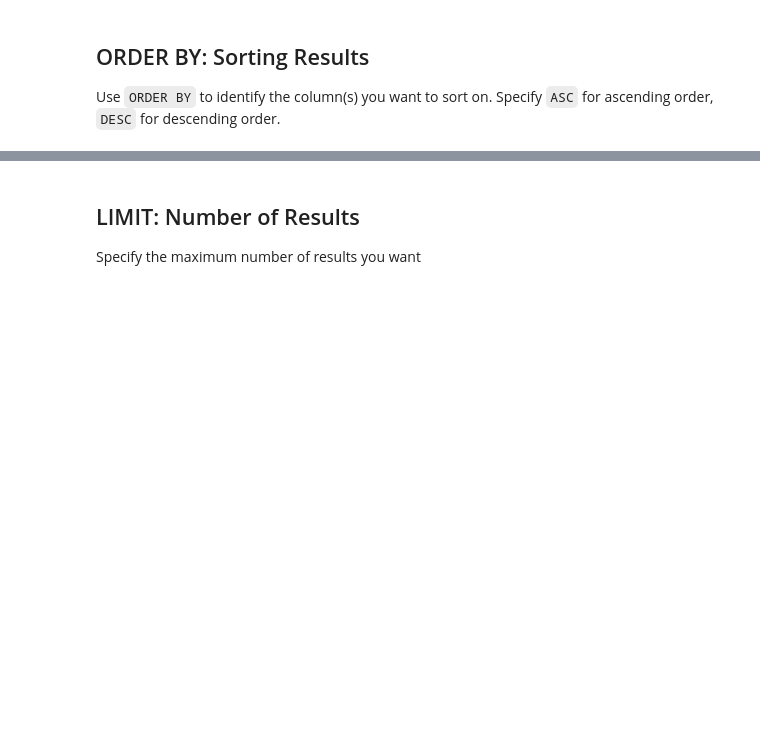
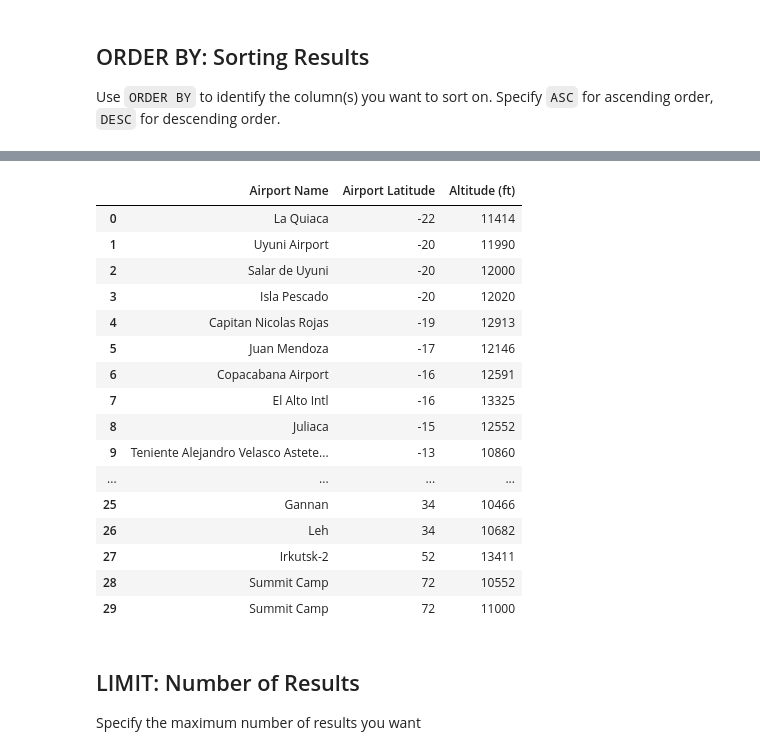
Before and after one commit to DebbieMOmondi/ds-sql_queries_nbz32, a Jupyter notebook: sql1.ipynb, the cells around one changed output, grey strips where cells are left out. Cells and saved outputs as stored; diff of their text form; code cells hidden in the pictures; blank space fills up the shorter version.

```diff
--- a/sql1.ipynb
+++ b/sql1.ipynb
@@ -410,3 +646,36 @@ ORDER BY "Airport Latitude" DESC,
+# %%
+pd.read_sql("""
+
+SELECT name AS "Airport Name",
+       CAST(latitude AS int) AS "Airport Latitude",
+       CAST(altitude AS int) AS "Altitude (ft)"
+
+FROM airports
+
+WHERE "Altitude (ft)" >= 10000
+
+ORDER BY "Airport Latitude" ASC,
+         "Altitude (ft)" ASC
+
+""", con)
+# %% [output]
+|  | Airport Name | Airport Latitude | Altitude (ft) |
+| 0 | La Quiaca | -22 | 11414 |
+| 1 | Uyuni Airport | -20 | 11990 |
+| 2 | Salar de Uyuni | -20 | 12000 |
+| 3 | Isla Pescado | -20 | 12020 |
+| 4 | Capitan Nicolas Rojas | -19 | 12913 |
+| 5 | Juan Mendoza | -17 | 12146 |
+| 6 | Copacabana Airport | -16 | 12591 |
+| 7 | El Alto Intl | -16 | 13325 |
+| 8 | Juliaca | -15 | 12552 |
+| 9 | Teniente Alejandro Velasco Astete... | -13 | 10860 |
+| ... | ... | ... | ... |
+| 25 | Gannan | 34 | 10466 |
+| 26 | Leh | 34 | 10682 |
+| 27 | Irkutsk-2 | 52 | 13411 |
+| 28 | Summit Camp | 72 | 10552 |
+| 29 | Summit Camp | 72 | 11000 |
 # %% [markdown]
 ## LIMIT: Number of Results
 
```
Also changed, not shown: parts of 33 cells of this notebook.
